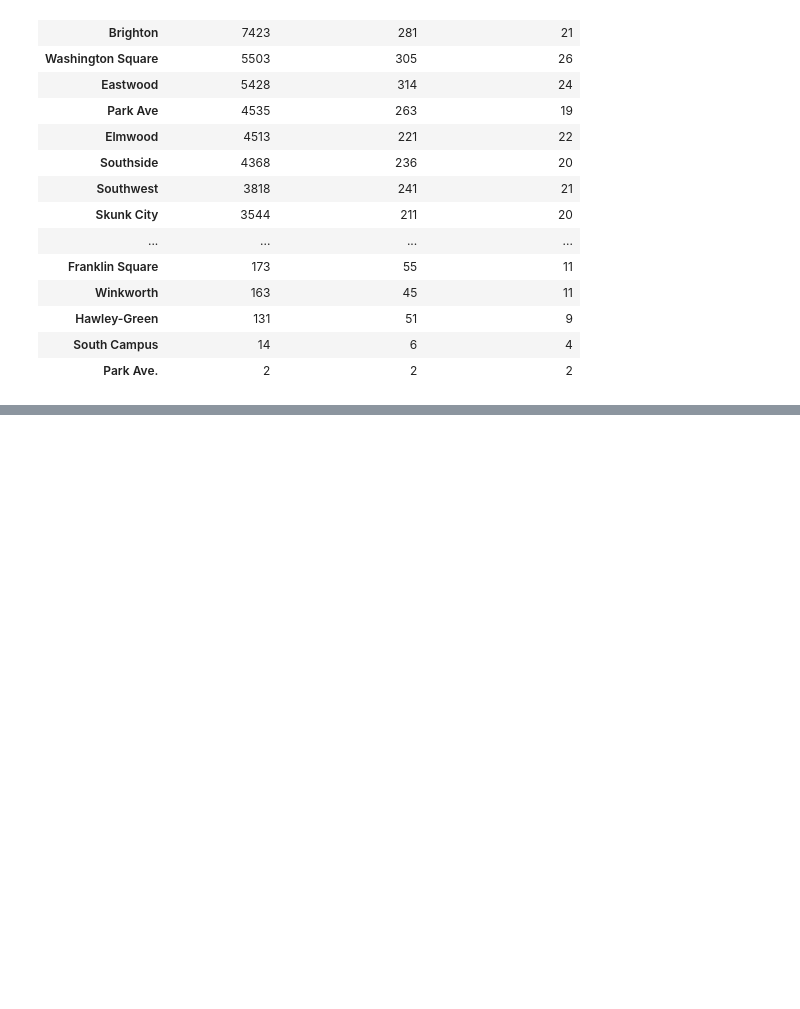
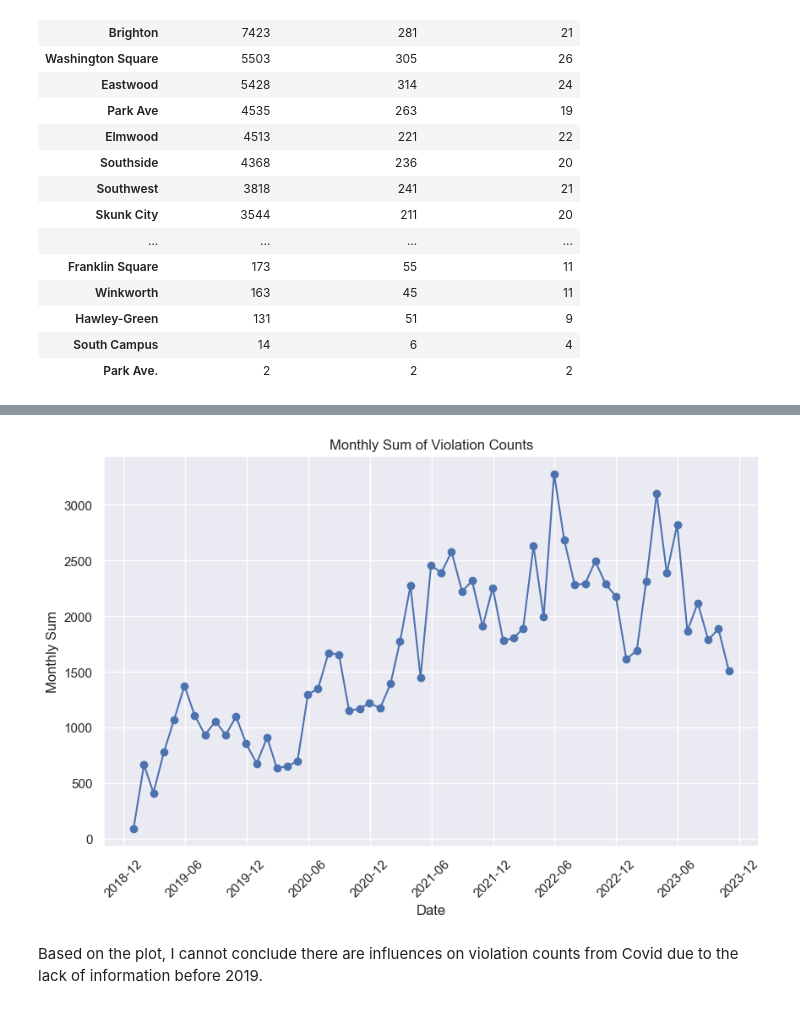
Before and after one commit to ht6631/IST_652_Project, a Jupyter notebook: ProjectAnalysis.ipynb, the cells around one changed output, grey strips where cells are left out. Cells and saved outputs as stored; diff of their text form; code cells hidden in the pictures; blank space fills up the shorter version.

```diff
--- a/ProjectAnalysis.ipynb
+++ b/ProjectAnalysis.ipynb
@@ -51,5 +52,8 @@ code_violations.head()
 # %%
-# 2. convert date string to datetime type
+# remove redundant part
+code_violations['violation_date']=code_violations['violation_date'].str[0:19]
+code_violations['comply_by_date']=code_violations['comply_by_date'].str[0:19]
+# convert to datetime format
 code_violations['violation_date']=pd.to_datetime(code_violations['violation_date'])
 code_violations['comply_by_date']=pd.to_datetime(code_violations['comply_by_date'])
 # Should be datetime here, time zone by default is UTC, I think it should be EDT or EST since it's in Syracuse
@@ -314,8 +334,3 @@ compare_table
 | Hawley-Green | 131 | 51 | 9 |
 | South Campus | 14 | 6 | 4 |
 | Park Ave. | 2 | 2 | 2 |
-# %%
-sns.set(rc={'figure.figsize':(4, 3)})
-sns.heatmap(compare_table.corr(),cmap='coolwarm')
-plt.title('compare_table.corr()')
-# Obviously these numers are highly correlated, the more cases recorded, the more unique violation types one neighborhood would have, but the complaint type
@@ -324,0 +450,3 @@ Text(0.5, 1.0, 'compare_table.corr()')
+# %%
+monthly_sum=code_violations.resample('M',on='violation_date')['violation'].count().to_frame().reset_index()
+monthly_sum.head()
@@ -324,0 +460,15 @@ Text(0.5, 1.0, 'compare_table.corr()')
+# %%
+import matplotlib.dates as mdates
+fig, ax = plt.subplots(figsize=(10, 6))
+plt.plot(monthly_sum['violation_date'], monthly_sum['violation'], marker='o', linestyle='-', color='b')
+plt.title('Monthly Sum of Violation Counts')
+plt.xlabel('Date')
+plt.xticks(rotation=45)
+plt.ylabel('Monthly Sum')
+ax.xaxis.set_major_locator(mdates.MonthLocator(interval=6))
+plt.grid(True)
+plt.show()
+# %% [output]
+[figure, added]
+# %% [markdown]
+Based on the plot, I cannot conclude there are influences on violation counts from Covid due to the lack of information before 2019.
```
Also changed, not shown: parts of 45 cells of this notebook.
